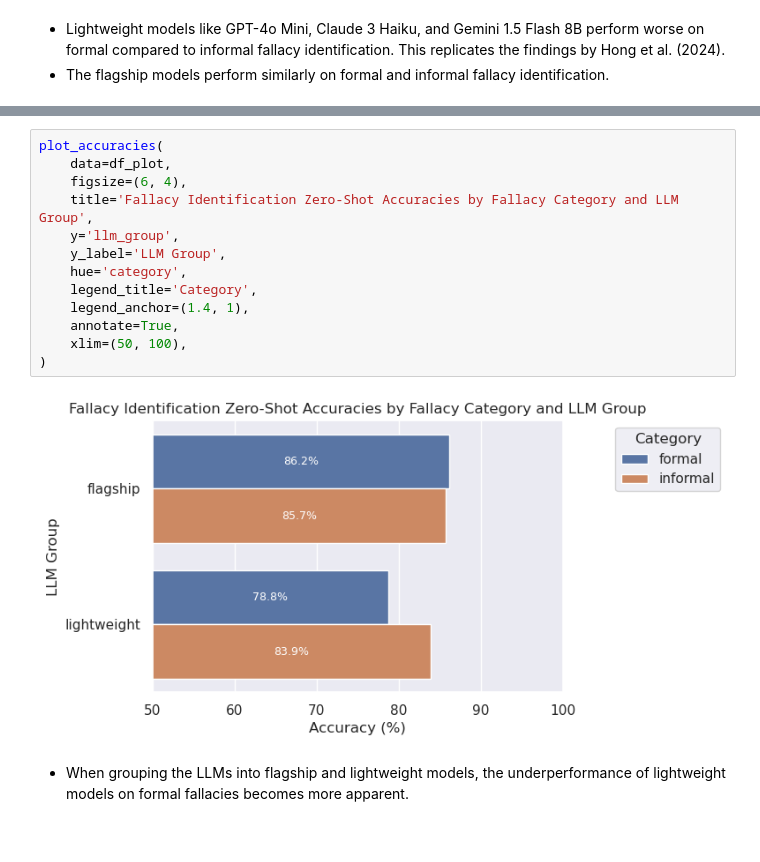
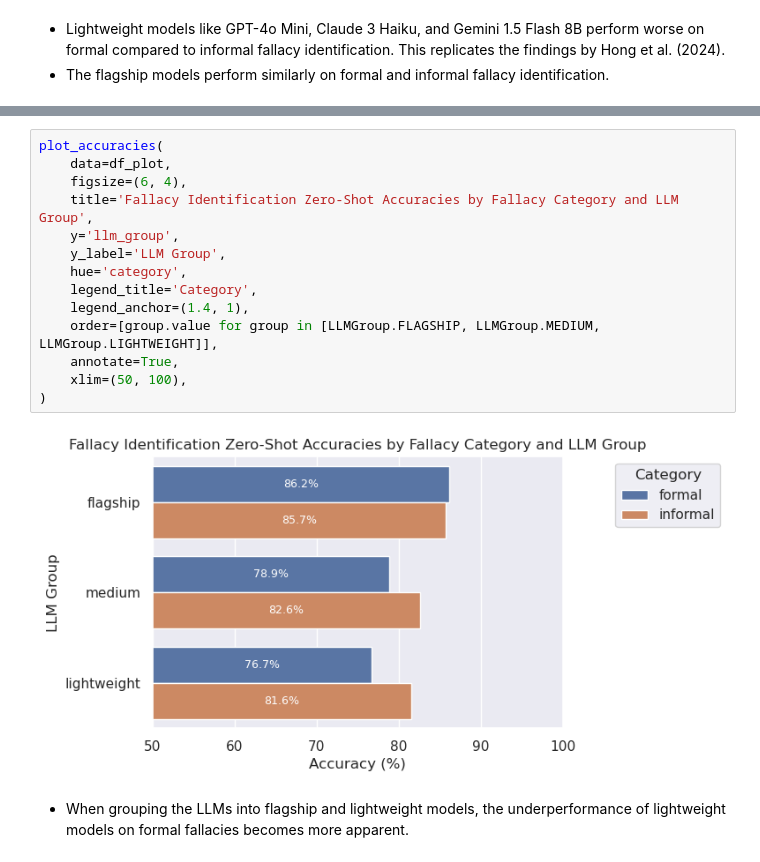
Before and after one commit to aimfeld/fallacy-detection, a Jupyter notebook: fallacy-identification.ipynb, the cells around one changed output, grey strips where cells are left out. Saved outputs shown, nothing was run; the diff lists cells and outputs as text.

```diff
--- a/fallacy-identification.ipynb
+++ b/fallacy-identification.ipynb
@@ -167,18 +171,19 @@ df_plot
 # %%
 plot_accuracies(
     data=df_plot,
     figsize=(6, 4),
     title='Fallacy Identification Zero-Shot Accuracies by Fallacy Category and LLM Group',
     y='llm_group',
     y_label='LLM Group',
     hue='category',
     legend_title='Category',
     legend_anchor=(1.4, 1),
+    order=[group.value for group in [LLMGroup.FLAGSHIP, LLMGroup.MEDIUM, LLMGroup.LIGHTWEIGHT]],
     annotate=True,
     xlim=(50, 100),
 )
 # %% [output]
-[figure, old version]
+[figure, new version]
 # %% [markdown]
 - When grouping the LLMs into flagship and lightweight models, the underperformance of lightweight models on formal fallacies becomes more apparent.
 # %% [markdown]
```
Also changed, not shown: parts of 31 cells of this notebook, 6 other files.
